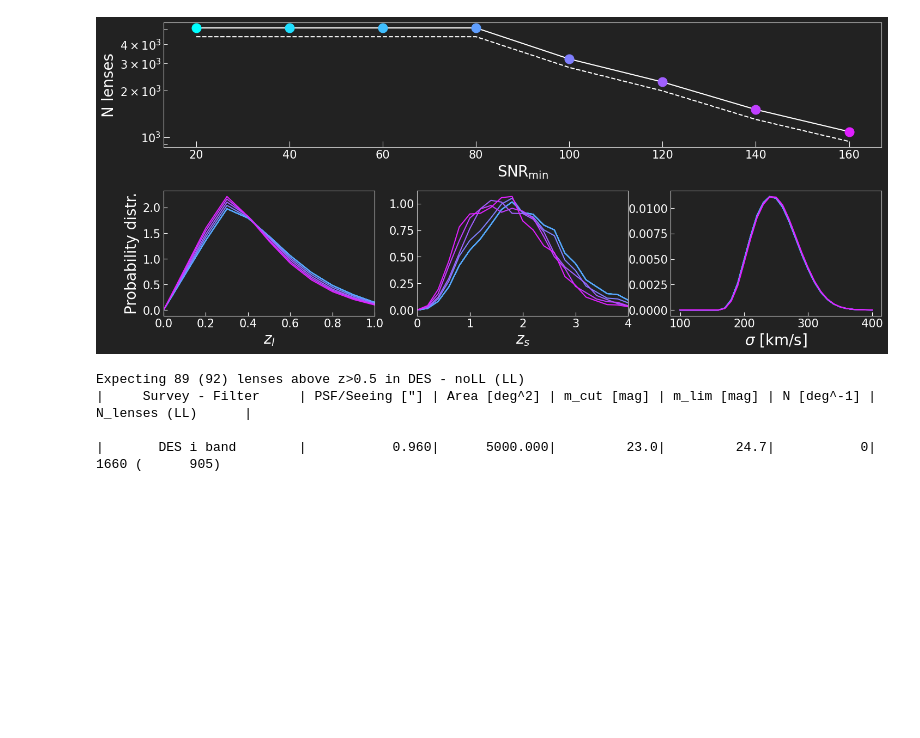
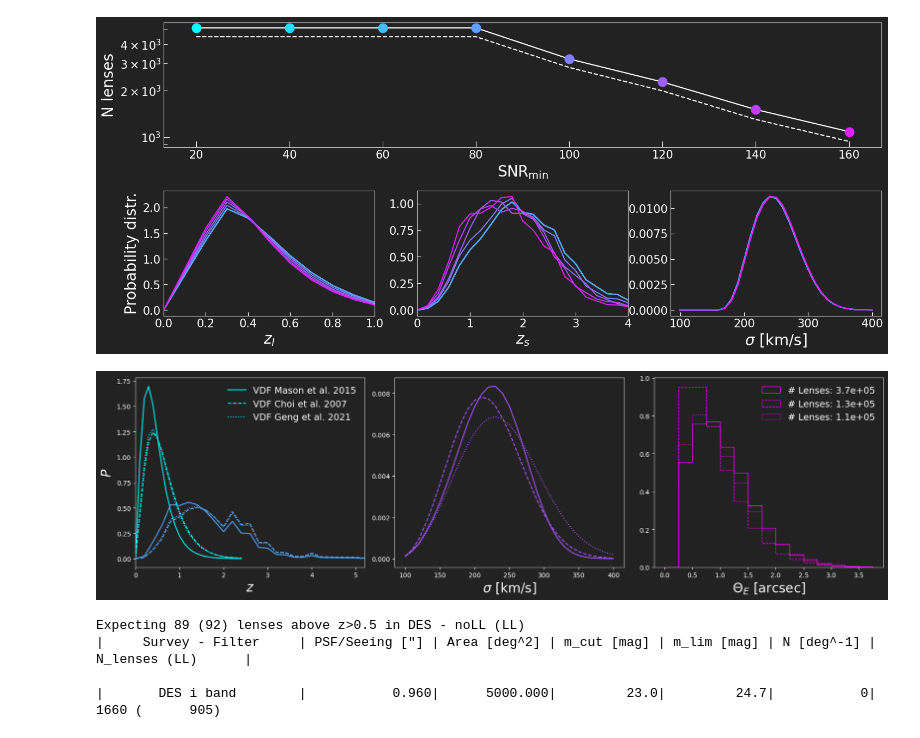
Before and after one commit to Ferr013/GALESS, a Jupyter notebook: examples/basic_example.ipynb, the cells around one changed output. Cells and saved outputs as stored; diff of their text form; code cells hidden in the pictures; blank space fills up the shorter version.

```diff
--- a/examples/basic_example.ipynb
+++ b/examples/basic_example.ipynb
@@ -202,7 +199,7 @@ for title in ['EUCLID Wide VIS']:
      photo_band   = survey_params['photo_band']
 
      try:
-          raise (ValueError)
+          # raise (ValueError)
           matrix_LL, Theta_E_LL, prob_LL, matrix_noLL, Theta_E_noLL, prob_noLL = utils.load_pickled_files(title)
      except ValueError:
           print('FILE do NOT exist - RUNNING MODEL')
@@ -211,14 +208,12 @@ for title in ['EUCLID Wide VIS']:
                                                                       seeing, min_SNR, exp_time_sec, sky_bckgnd_m, zero_point_m,
                                                                       photo_band = photo_band, mag_cut=cut, arc_mu_threshold = arc_mu_thr,
                                                                       LENS_LIGHT_FLAG = False, SIE_FLAG = True)
-
           matrix_LL, Theta_E_LL, prob_LL = ls.calculate_num_lenses_and_prob(
                                                                       sigma_array, zl_array, zs_array, M_array, limit, area,
                                                                       seeing, min_SNR, exp_time_sec, sky_bckgnd_m, zero_point_m,
                                                                       photo_band = photo_band, mag_cut=cut, arc_mu_threshold = arc_mu_thr,
                                                                       LENS_LIGHT_FLAG = True, SIE_FLAG = True)
           utils.save_pickled_files(title,  matrix_LL, Theta_E_LL, prob_LL, matrix_noLL, Theta_E_noLL, prob_noLL)
-
      utils.print_summary_surveys([title])
      lens_plot.set_plt_param(PLOT_FOR_KEYNOTE = ___PLOT_FOR_KEYNOTE___)
      fig, ax = plt.subplots(2, 2, figsize=(11, 10), sharex=False, sharey=False)
@@ -1007,6 +1000,12 @@ ax4.tick_params(axis='both', which = 'both', labelsize=__size_ticks__, direction
 plt.show()
 # %% [output]
 [figure]
+# %%
+#Comparing the effect of vel disp functions
+lens_plot.plot_effect_vel_disp_function(zl_array, zs_array, sigma_array, PLOT_FOR_KEYNOTE = ___PLOT_FOR_KEYNOTE___, LENS_LIGHT = 0, SMOOTH = 0, SAVE = 0)
+# lens_plot.plot_effect_vel_disp_function(zl_array, zs_array, sigma_array, PLOT_FOR_KEYNOTE = ___PLOT_FOR_KEYNOTE___, LENS_LIGHT = 1, SMOOTH = 0, SAVE = 0)
+# %% [output]
+[figure, added]
 # %%
 title = 'DES i band'
 matrix_LL, Theta_E_LL, prob_LL, matrix_noLL, Theta_E_noLL, prob_noLL = utils.load_pickled_files(title)
```
Also changed, not shown: parts of 3 cells of this notebook, 39 other files.
